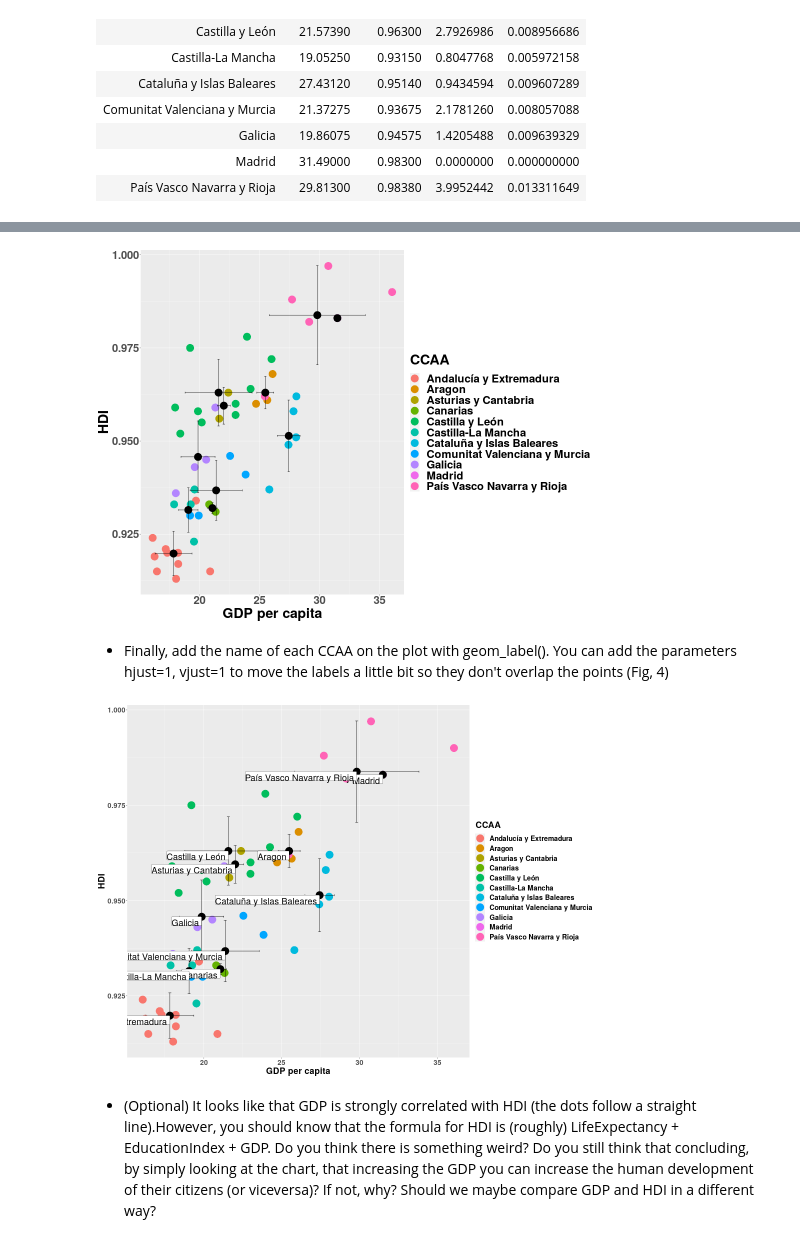
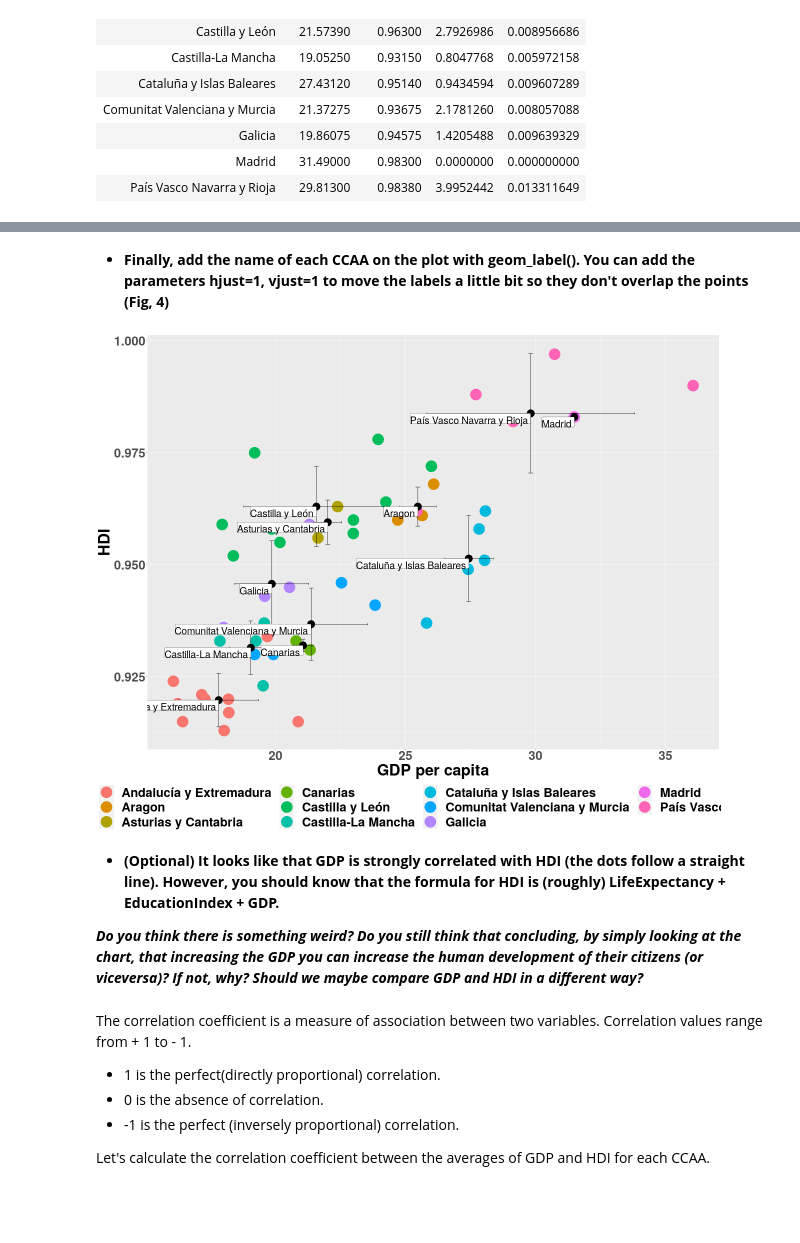
Before and after one commit to AlbaLomas/Introduction_R, a Jupyter notebook: Exam/Exam_text.ipynb, the cells around one changed output, grey strips where cells are left out. Drawn from its saved outputs; the diff is of its cells as text; code cells hidden in the pictures; blank space fills up the shorter version.

```diff
--- a/Exam/Exam_text.ipynb
+++ b/Exam/Exam_text.ipynb
@@ -371,20 +428,21 @@ geom_point(size=7) + theme(text = element_text(family = "Arial", size = 35, face
+# %% [markdown]
+- **Finally, add the name of each CCAA on the plot with geom_label(). You can add the parameters  hjust=1, vjust=1 to move the labels a little bit so they don't overlap the points (Fig, 4)**
 # %%
-ggplot() + geom_point(data = df_new, aes(x=df_new[,2], y=df_new[,4], color=CCAA),  size=10) + theme(text = element_text(family = "Arial", size = 40, face = "bold")) + geom_point(data=df_mean_sd, x=df_mean_sd[,2], y=df_mean_sd[,3], size=10) +
+ggplot() + geom_point(data = df_new, aes(x=df_new[,2], y=df_new[,4], color=CCAA),  size=15) + theme(text = element_text(family = "Arial", size = 45, face = "bold"),legend.position = "bottom") +
+    geom_point(data=df_mean_sd, x=df_mean_sd[,2], y=df_mean_sd[,3], size=10) +
     geom_errorbar(data = df_mean_sd, aes(x = df_mean_sd[,2], ymin = df_mean_sd[,3] - df_mean_sd[,5], ymax = df_mean_sd[,3] + df_mean_sd[,5])) +
     geom_errorbarh(data = df_mean_sd, aes(y = df_mean_sd[,3], xmin = df_mean_sd[,2] - df_mean_sd[,4], xmax = df_mean_sd[,2] + df_mean_sd[,4])) +
- labs(x = "GDP per capita",y = "HDI")
+    geom_label(data=df_mean_sd, x=df_mean_sd[,2], y=df_mean_sd[,3], label = df_mean_sd[,1], size = 10, hjust=1, vjust=1) + labs(x = "GDP per capita",y = "HDI")
 # %% [output]
-[figure, old version]
+[figure, new version]
-# %% [markdown]
-- Finally, add the name of each CCAA on the plot with geom_label(). You can add the parameters  hjust=1, vjust=1 to move the labels a little bit so they don't overlap the points (Fig, 4)
-# %%
-ggplot() + geom_point(data = df_new, aes(x=df_new[,2], y=df_new[,4], color=CCAA),  size=10) + theme(text = element_text(family = "Arial", size = 25, face = "bold")) +
-    geom_point(data=df_mean_sd, x=df_mean_sd[,2], y=df_mean_sd[,3], size=10) +
-    geom_errorbar(data = df_mean_sd, aes(x = df_mean_sd[,2], ymin = df_mean_sd[,3] - df_mean_sd[,5], ymax = df_mean_sd[,3] + df_mean_sd[,5])) +
-    geom_errorbarh(data = df_mean_sd, aes(y = df_mean_sd[,3], xmin = df_mean_sd[,2] - df_mean_sd[,4], xmax = df_mean_sd[,2] + df_mean_sd[,4])) +
-    geom_label(data=df_mean_sd, x=df_mean_sd[,2], y=df_mean_sd[,3], label = df_mean_sd[,1], size = 9, hjust=1, vjust=1) + labs(x = "GDP per capita",y = "HDI")
-# %% [output]
-[figure, removed]
 # %% [markdown]
-- (Optional) It looks like that GDP is strongly correlated with HDI (the dots follow a straight line).However, you should know that the formula for HDI is (roughly) LifeExpectancy + EducationIndex + GDP.
-Do you think there is something weird? Do you still think that concluding, by simply looking at the chart, that increasing the GDP you can increase the human development of their citizens (or viceversa)? If not, why? Should we maybe compare GDP and HDI in a different way?
+- **(Optional) It looks like that GDP is strongly correlated with HDI (the dots follow a straight line). However, you should know that the formula for HDI is (roughly) LifeExpectancy + EducationIndex + GDP.**
+
+***Do you think there is something weird? Do you still think that concluding, by simply looking at the chart, that increasing the GDP you can increase the human development of their citizens (or viceversa)? If not, why? Should we maybe compare GDP and HDI in a different way?***
+# %% [markdown]
+The correlation coefficient is a measure of association between two variables. Correlation values range from + 1 to - 1.
+- 1 is the perfect(directly proportional) correlation.
+- 0 is the absence of correlation.
+- -1 is the perfect (inversely proportional) correlation.
+
+Let's calculate the correlation coefficient between the averages of GDP and HDI for each CCAA.
```
Also changed, not shown: parts of 49 cells of this notebook.
